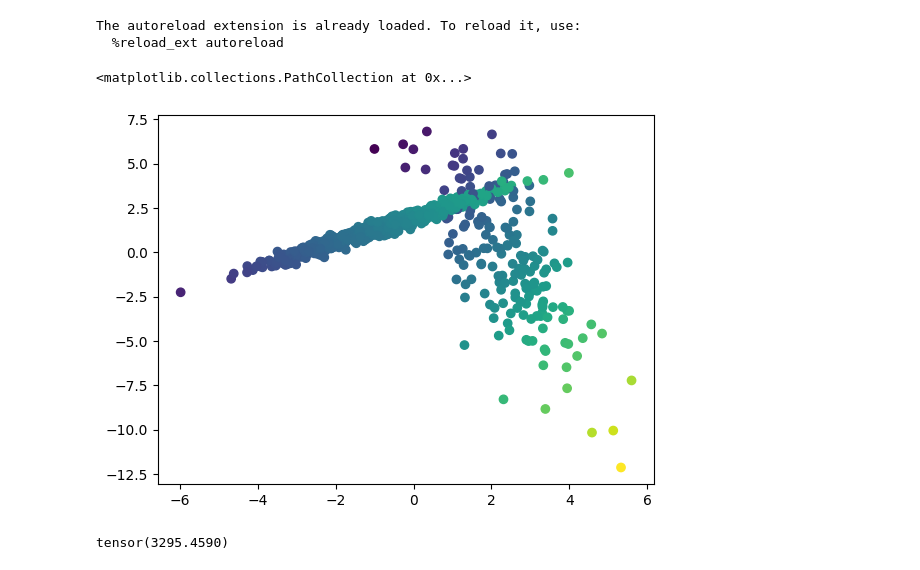
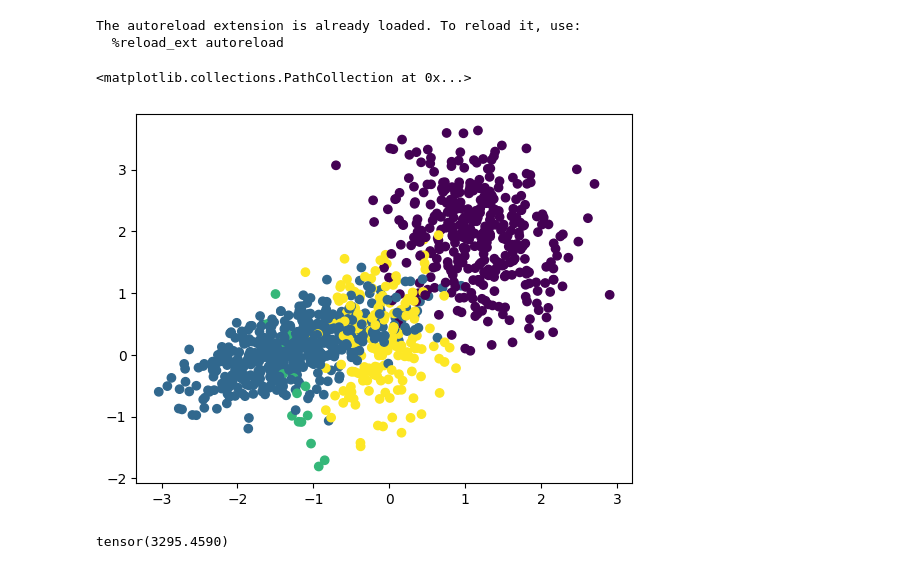
Before and after one commit to qc2321/embedders, a Jupyter notebook: notebooks/17_pc_verify_new_mse.ipynb, the cells around one changed output. Cells and saved outputs as stored; diff of their text form; code cells hidden in the pictures.

```diff
--- a/notebooks/17_pc_verify_new_mse.ipynb
+++ b/notebooks/17_pc_verify_new_mse.ipynb
@@ -11,15 +11,15 @@ import torch
 import matplotlib.pyplot as plt
 # %%
 pm = embedders.manifolds.ProductManifold(signature=[(0, 2)])
-X, y = embedders.gaussian_mixture.gaussian_mixture(pm=pm, task="regression")
+X, y = embedders.gaussian_mixture.gaussian_mixture(pm=pm, num_classes=4, cov_scale_points=1e-1)#, task="regression")
 
 X_np = X.detach().cpu().numpy()
 y_np = y.detach().cpu().numpy()
 
 plt.scatter(X_np[:, 0], X_np[:, 1], c=y_np)
 # %% [output]
 <matplotlib.collections.PathCollection at 0x...>
-[figure, old version]
+[figure, new version]
 # %%
 pdt = embedders.tree_new.ProductSpaceDT(pm=pm, task="regression", max_depth=5)
 pdt.fit(X, y)
```
Also changed, not shown: 23 other files.
